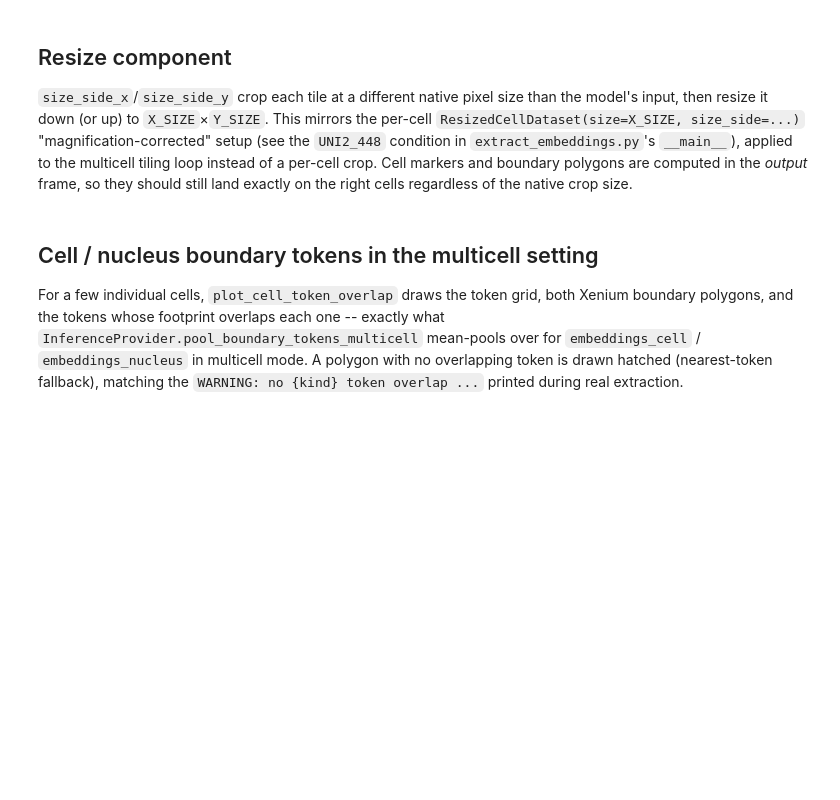
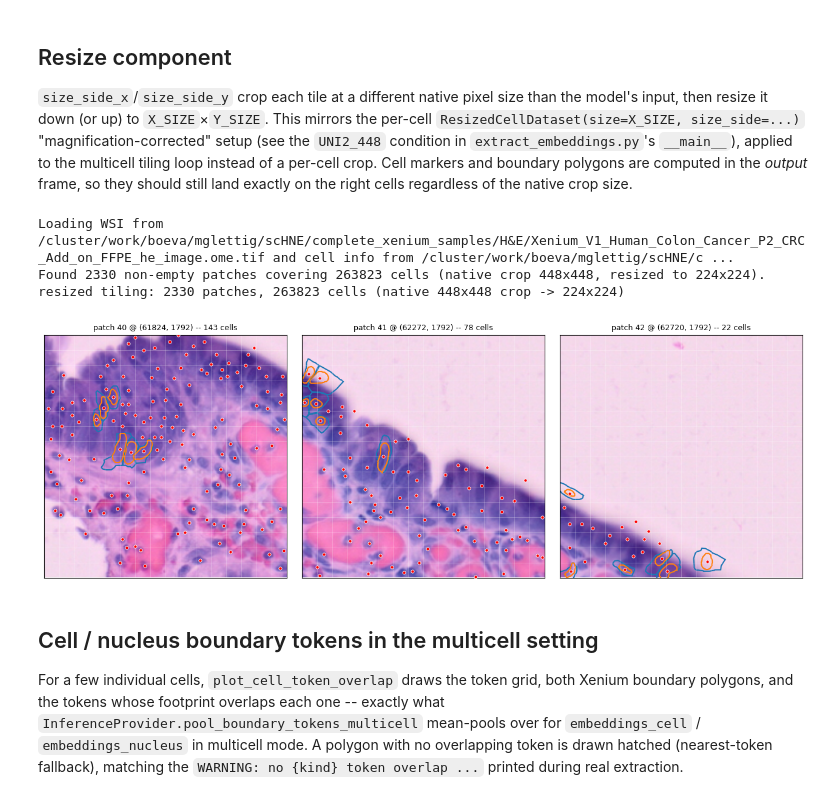
Before and after one commit to Aurelien-Cormoreche/sc-central-tokens-code, a Jupyter notebook: notebooks/visualize_multicell_dataset.ipynb, the cells around one changed output. Cells and saved outputs as stored; diff of their text form; code cells hidden in the pictures; blank space fills up the shorter version.

```diff
--- a/notebooks/visualize_multicell_dataset.ipynb
+++ b/notebooks/visualize_multicell_dataset.ipynb
@@ -231,23 +240,28 @@ right cells regardless of the native crop size.
 # %%
 RESIZE_SIDE = 2 * X_SIZE  # crop at native double resolution, then resize back down to X_SIZE
 
 dataset_resized = MultiCellPatchDataset(
     wsi_path=wsi_path,
     cells_info_path=cells_info_path,
     x_size=X_SIZE, y_size=Y_SIZE,
     size_side_x=RESIZE_SIDE, size_side_y=RESIZE_SIDE,
     cells_csv_path=cells_csv_path,
     nucleus_boundaries_path=nucleus_boundaries_path,
     alignment_matrix_path=alignment_matrix_path,
 )
 print(f"resized tiling: {len(dataset_resized)} patches, {dataset_resized.total_cells} cells "
       f"(native {RESIZE_SIDE}x{RESIZE_SIDE} crop -> {X_SIZE}x{Y_SIZE})")
 
 fig, axes = plt.subplots(1, N_SHOW, figsize=(4.3 * N_SHOW, 4.3))
 for i, ax in enumerate(axes):
-    plot_multicell_patch(dataset_resized, i, ax=ax, token_size=TOKEN_SIZE, show_boundaries=True)
+    plot_multicell_patch(dataset_resized, i+40, ax=ax, token_size=TOKEN_SIZE, show_boundaries=True)
 plt.tight_layout()
 plt.show()
+# %% [output]
+Loading WSI from /cluster/work/boeva/mglettig/scHNE/complete_xenium_samples/H&E/Xenium_V1_Human_Colon_Cancer_P2_CRC_Add_on_FFPE_he_image.ome.tif and cell info from /cluster/work/boeva/mglettig/scHNE/c ...
+Found 2330 non-empty patches covering 263823 cells (native crop 448x448, resized to 224x224).
+resized tiling: 2330 patches, 263823 cells (native 448x448 crop -> 224x224)
+[figure, added]
 # %% [markdown]
 ## Cell / nucleus boundary tokens in the multicell setting
 
```
Also changed, not shown: parts of 5 cells of this notebook, 5 other files.
